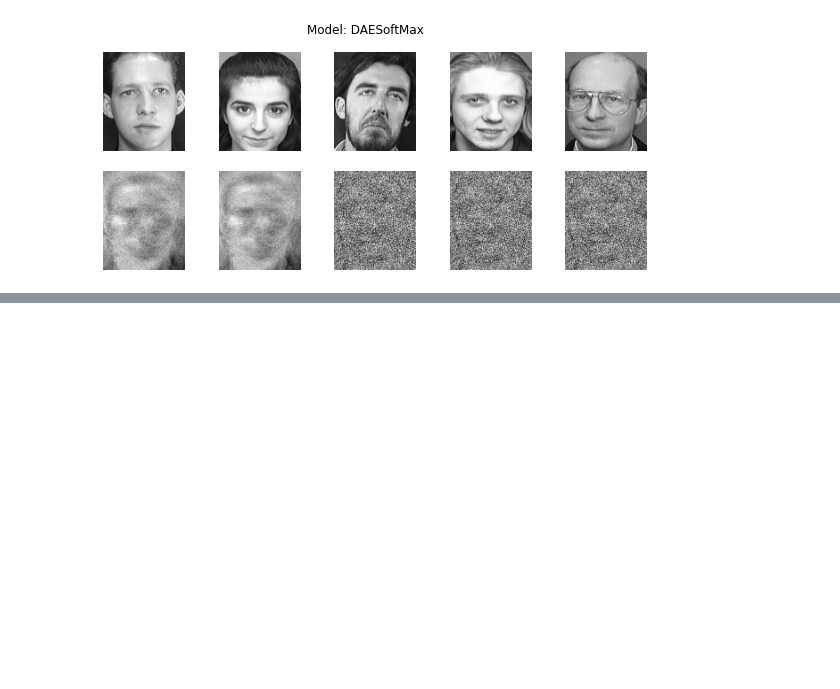
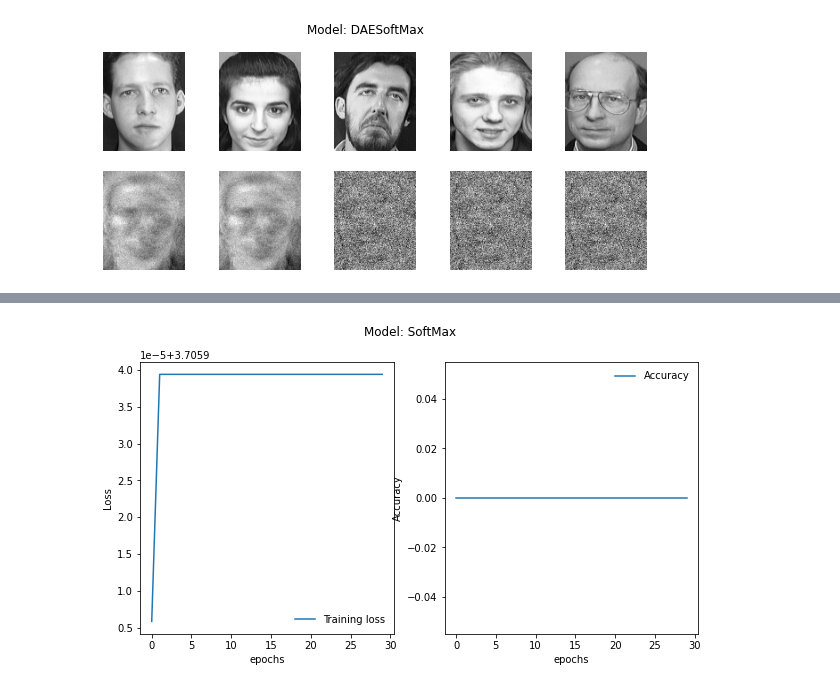
Before and after one commit to omgwenxx/machine_learning, a Jupyter notebook: assignment3/app/template.ipynb, the cells around one changed output, grey strips where cells are left out. Saved outputs shown, nothing was run; the diff lists cells and outputs as text; code cells hidden in the pictures; blank space fills up the shorter version.

```diff
--- a/assignment3/app/template.ipynb
+++ b/assignment3/app/template.ipynb
@@ -106,4 +84,5 @@ torch.Size([40, 300])
 torch.Size([40, 300])
 [figure]
 # %%
-buildModel(SoftMax(), 0.01, 50, True)
+buildModel(SoftMax(), lRate=0.01, iCount=30, plot=True)
+# %% [output]
@@ -110 +92,2 @@ buildModel(SoftMax(), 0.01, 50, True)
+[figure, added]
 # %%
```
Also changed, not shown: parts of 6 cells of this notebook, 3 other files.
